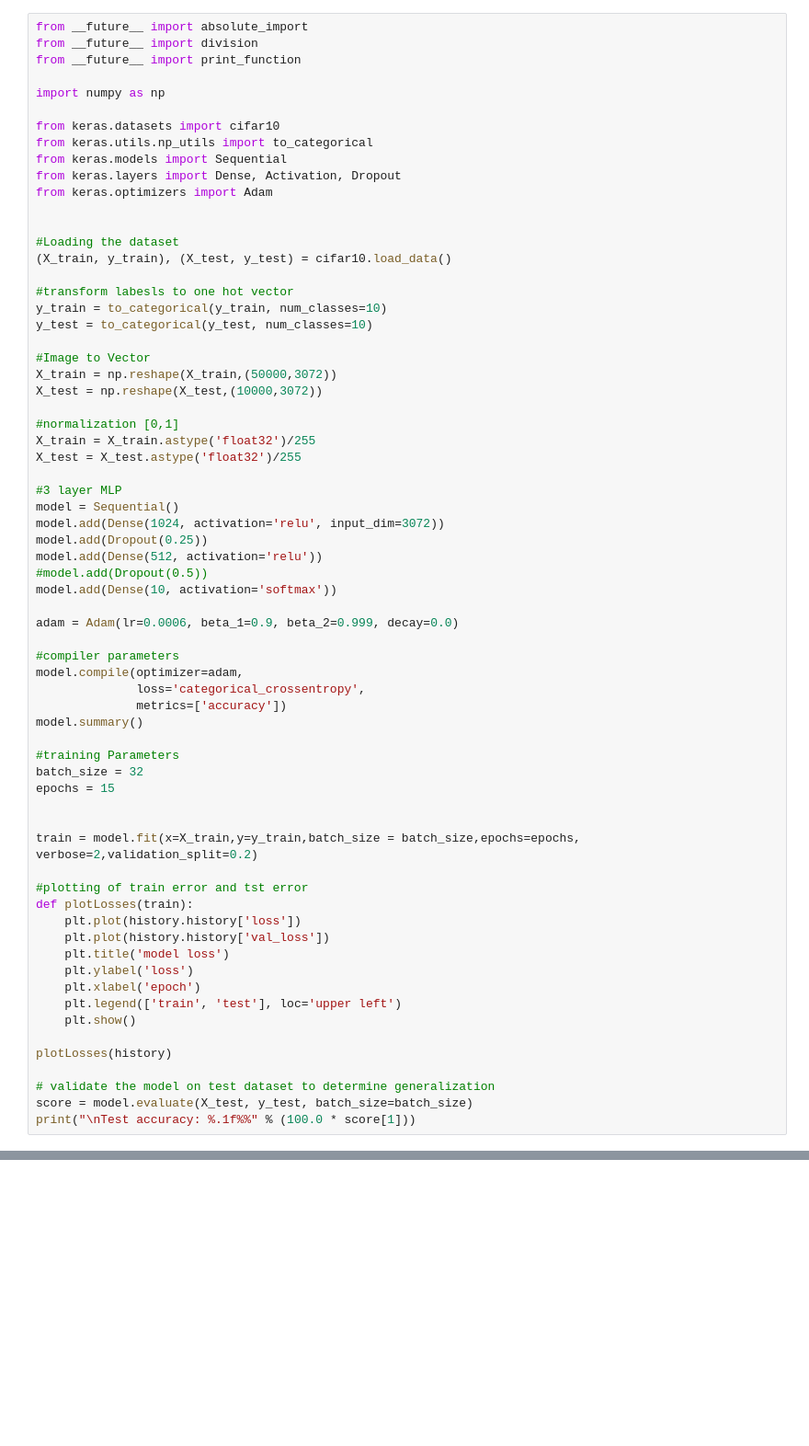
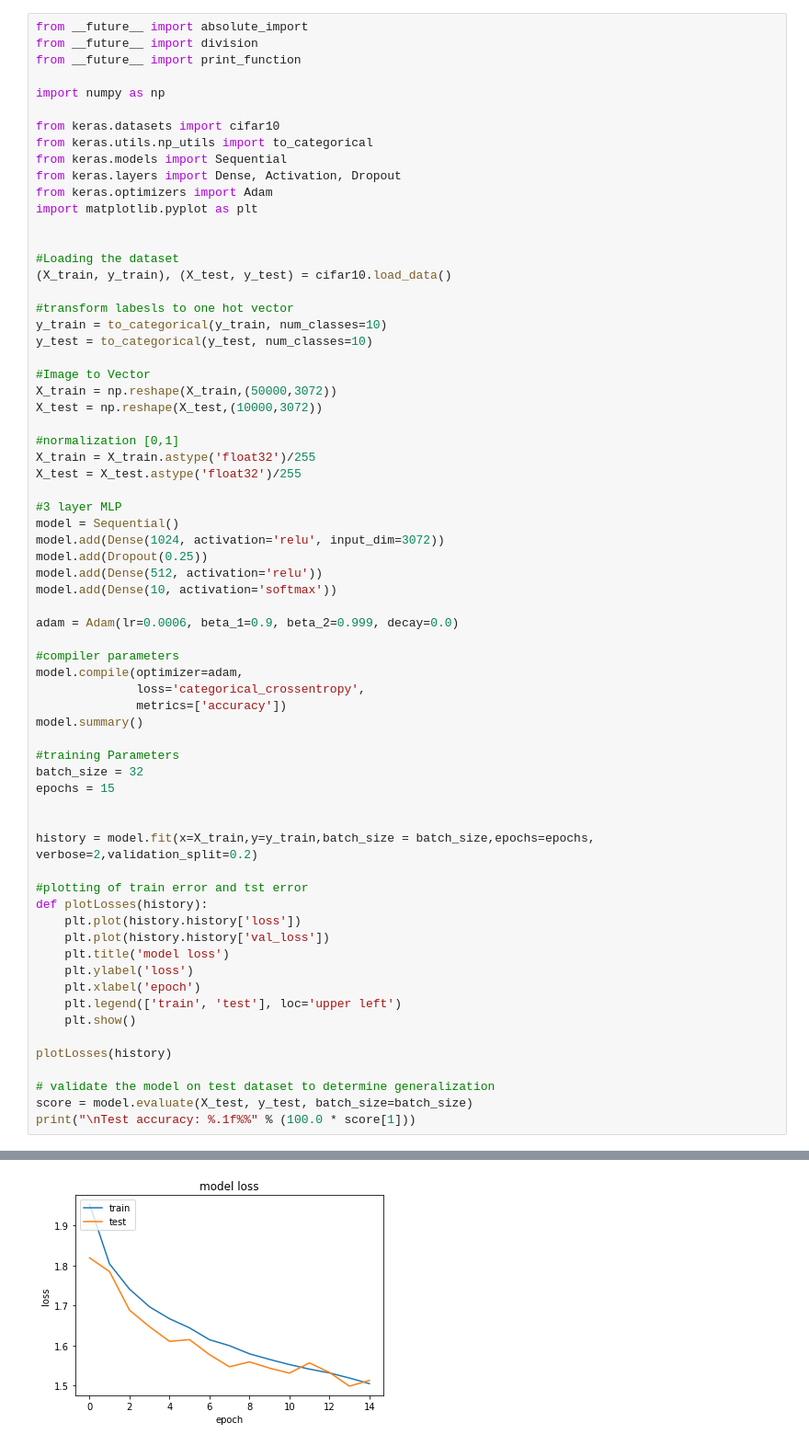
Before and after one commit to Ivan-Sotelo/Ivan-DL, a Jupyter notebook: DL Scripts/CIFAR10 MLP.ipynb, the cells around one changed output, grey strips where cells are left out. Shown at 92% size. Saved outputs shown, nothing was run; the diff lists cells and outputs as text; blank space fills up the shorter version.

```diff
--- a/DL Scripts/CIFAR10 MLP.ipynb
+++ b/DL Scripts/CIFAR10 MLP.ipynb
@@ -10,6 +10,7 @@ from keras.utils.np_utils import to_categorical
 from keras.models import Sequential
 from keras.layers import Dense, Activation, Dropout
 from keras.optimizers import Adam
+import matplotlib.pyplot as plt
 
 
 #Loading the dataset
@@ -32,7 +33,6 @@ model = Sequential()
 model.add(Dense(1024, activation='relu', input_dim=3072))
 model.add(Dropout(0.25))
 model.add(Dense(512, activation='relu'))
-#model.add(Dropout(0.5))
 model.add(Dense(10, activation='softmax'))
 
 adam = Adam(lr=0.0006, beta_1=0.9, beta_2=0.999, decay=0.0)
@@ -48,10 +48,10 @@ batch_size = 32
 epochs = 15
 
 
-train = model.fit(x=X_train,y=y_train,batch_size = batch_size,epochs=epochs, verbose=2,validation_split=0.2)
+history = model.fit(x=X_train,y=y_train,batch_size = batch_size,epochs=epochs, verbose=2,validation_split=0.2)
 
 #plotting of train error and tst error
-def plotLosses(train):
+def plotLosses(history):
     plt.plot(history.history['loss'])
     plt.plot(history.history['val_loss'])
     plt.title('model loss')
@@ -69,0 +86 @@ Using TensorFlow backend.
+[figure, added]
```
Also changed, not shown: parts of 1 cell of this notebook, 1 other file.
